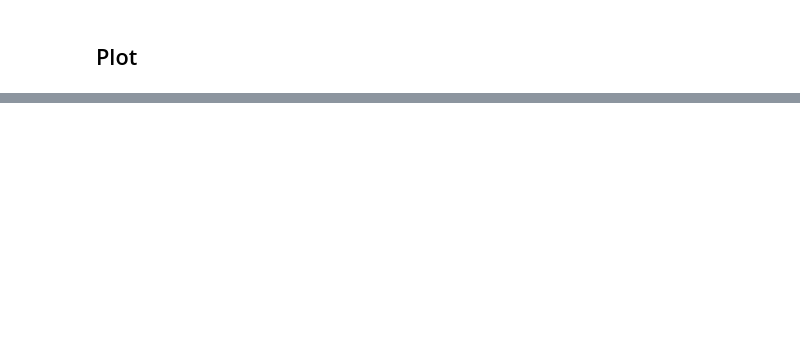
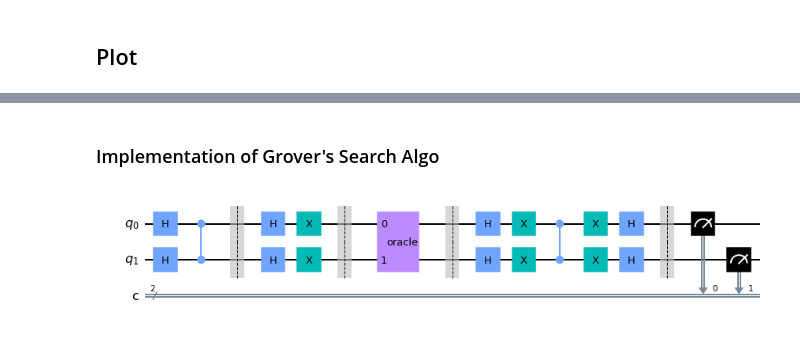
Before and after one commit to Jonathanchan1996/QM_Sandbox, a Jupyter notebook: finalProject.ipynb, the cells around one changed output, grey strips where cells are left out. Saved outputs shown, nothing was run; the diff lists cells and outputs as text; code cells hidden in the pictures; blank space fills up the shorter version.

```diff
--- a/finalProject.ipynb
+++ b/finalProject.ipynb
@@ -292,0 +348,55 @@ AttributeError: 'Rectangle' object has no property 'bins'
+# %% [markdown]
+### Implementation of Grover's Search Algo
+# %%
+#Import libraries from qiskit
+import matplotlib.pyplot as plt
+%matplotlib inline
+import numpy as np
+from qiskit import *
+
+noQubit = 2
+q = QuantumRegister(noQubit, 'q')
+c = ClassicalRegister(noQubit, 'c')
+qc = QuantumCircuit(q,c)
+
+#1. Init; Turn all Qubits to superposition
+qc.h(q)
+
+qc.cz(q[-1],q[0])
+qc.barrier(q)
+#Turn all qubits to superposition
+
+qc.h(q)
+qc.x(q)
+qc.barrier(q)
+#2. Oracle; a blackbox "designed" by dataset designer
+
+#qc.cz(q[1],q[0])
+oracle = Operator([
+    [1, 0, 0, 0],
+    [0, 1, 0, 0],
+    [0, 0, -1, 0],
+    [0, 0, 0, 1]
+])
+
+#oracle=np.identity(3)
+qc.unitary(oracle, [0, 1], label='oracle')
+
+
+#Turn all qubits form superposition to abs state
+qc.barrier(q)
+qc.h(q)
+qc.x(q)
+qc.cz(q[-1],q[0])
+qc.x(q)
+qc.h(q)
+qc.barrier(q)
+
+
+qc.measure(q,c)
+
+qc.draw(output='mpl')
+
+#3. Amplifier
+# %% [output]
+[figure, added]
```
Also changed, not shown: parts of 14 cells of this notebook, 2 other files.
